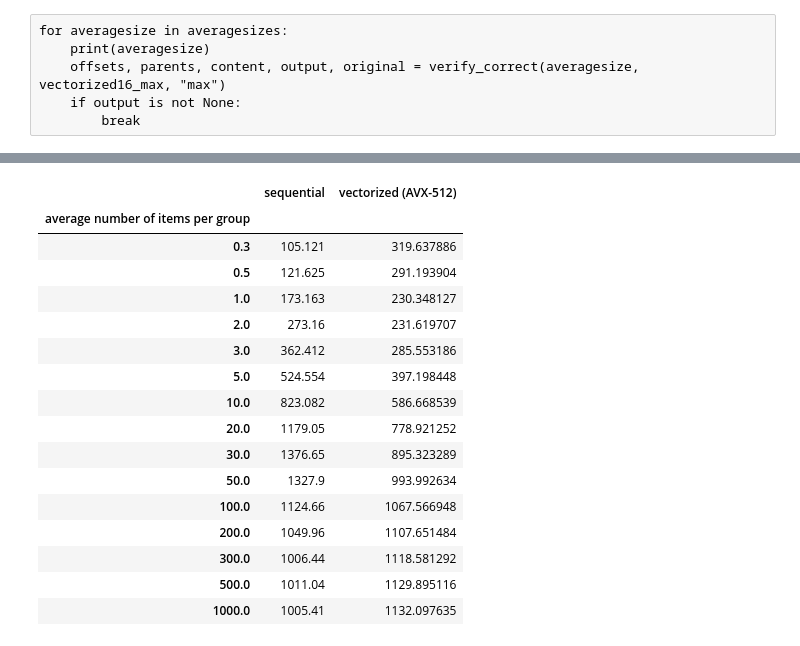
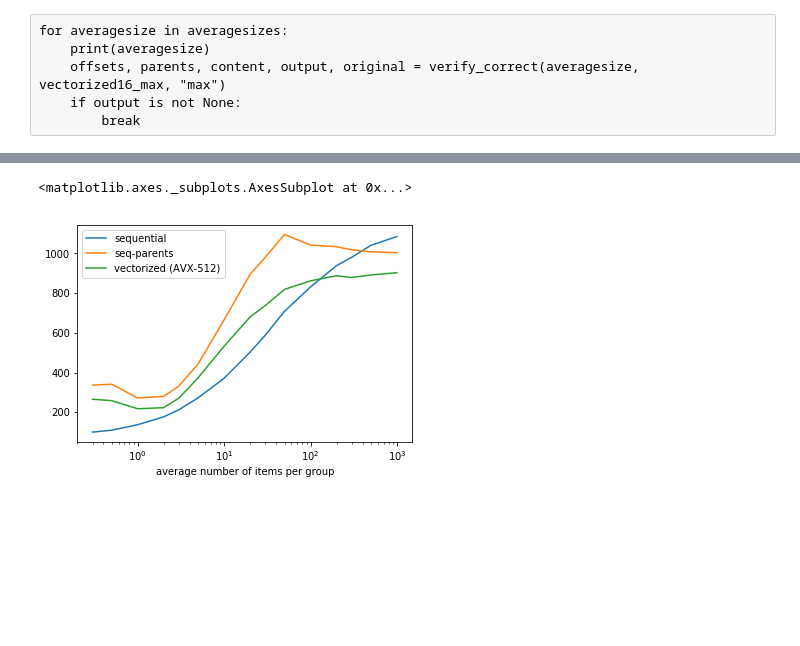
Before and after one commit to jpivarski/jupyter-performance-studies, a Jupyter notebook: 2018-09-10-jagged-reduction.ipynb, the cells around one changed output, grey strips where cells are left out. Saved outputs shown, nothing was run; the diff lists cells and outputs as text; code cells hidden in the pictures; blank space fills up the shorter version.

```diff
--- a/2018-09-10-jagged-reduction.ipynb
+++ b/2018-09-10-jagged-reduction.ipynb
@@ -506,0 +493,4 @@ for averagesize in averagesizes:
+# %%
+for averagesize in averagesizes:
+    print("max", averagesize)
+    max_rates.loc[averagesize, "vectorized (AVX-512)"] = measure(averagesize, vectorized16_max)
@@ -514,20 +518,5 @@ max_rates.plot(logx=True)
-# %%
-sum_rates
-# %% [output]
-|  | sequential | vectorized (AVX-512) |
-| average number of items per group |  |  |
-| 0.3 | 105.121 | 319.637886 |
-| 0.5 | 121.625 | 291.193904 |
-| 1.0 | 173.163 | 230.348127 |
-| 2.0 | 273.16 | 231.619707 |
-| 3.0 | 362.412 | 285.553186 |
-| 5.0 | 524.554 | 397.198448 |
-| 10.0 | 823.082 | 586.668539 |
-| 20.0 | 1179.05 | 778.921252 |
-| 30.0 | 1376.65 | 895.323289 |
-| 50.0 | 1327.9 | 993.992634 |
-| 100.0 | 1124.66 | 1067.566948 |
-| 200.0 | 1049.96 | 1107.651484 |
-| 300.0 | 1006.44 | 1118.581292 |
-| 500.0 | 1011.04 | 1129.895116 |
-| 1000.0 | 1005.41 | 1132.097635 |
+# %%
+max_rates.plot(logx=True)
+# %% [output]
+<matplotlib.axes._subplots.AxesSubplot at 0x...>
+[figure, added]
```
Also changed, not shown: parts of 20 cells of this notebook.
